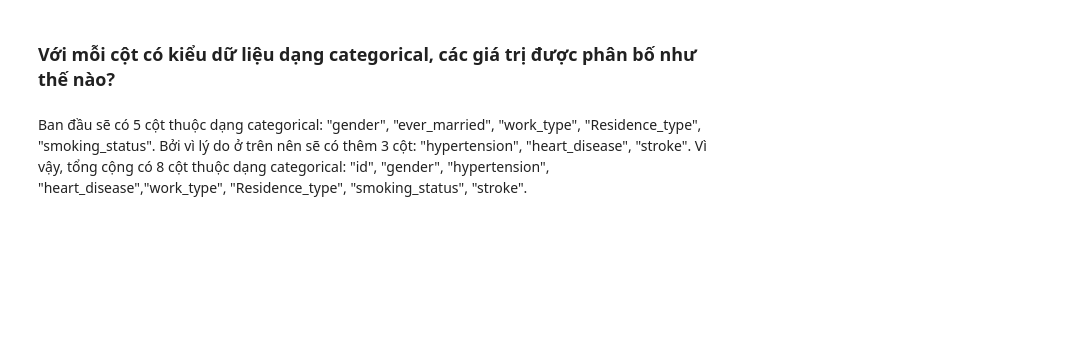
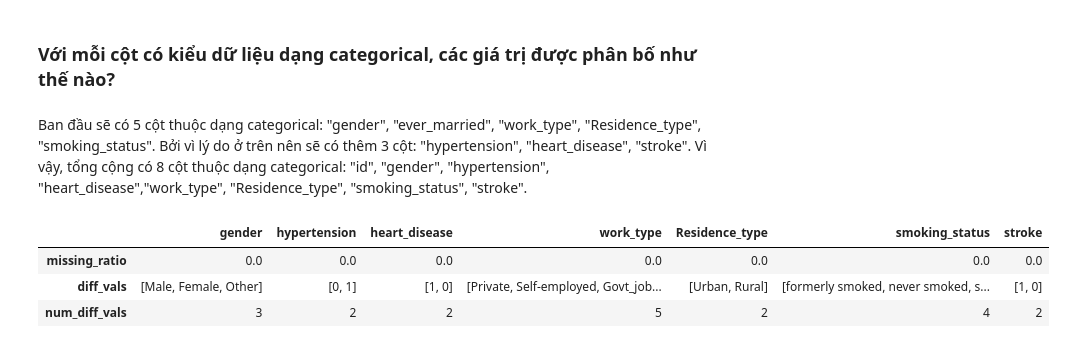
Before and after one commit to luthevy/LTKHDL_Final, a Jupyter notebook: vỹ.ipynb, the cells around one changed output. Cells and saved outputs as stored; diff of their text form; code cells hidden in the pictures; blank space fills up the shorter version.

```diff
--- a/vỹ.ipynb
+++ b/vỹ.ipynb
@@ -267,5 +285,11 @@ def unique_non_null(s):
 # %%
 cate_col_profiles_df = hcs_df[["gender", "hypertension", "heart_disease","work_type",
                                "Residence_type", "smoking_status", "stroke"]]
 cate_col_profiles_df = cate_col_profiles_df.agg([missing_ratio, unique_non_null, pd.Series.nunique])
 cate_col_profiles_df = cate_col_profiles_df.rename(index={'unique_non_null': 'diff_vals', 'nunique': 'num_diff_vals'})
+cate_col_profiles_df
+# %% [output]
+|  | gender | hypertension | heart_disease | work_type | Residence_type | smoking_status | stroke |
+| missing_ratio | 0.0 | 0.0 | 0.0 | 0.0 | 0.0 | 0.0 | 0.0 |
+| diff_vals | [Male, Female, Other] | [0, 1] | [1, 0] | [Private, Self-employed, Govt_job... | [Urban, Rural] | [formerly smoked, never smoked, s... | [1, 0] |
+| num_diff_vals | 3 | 2 | 2 | 5 | 2 | 4 | 2 |
```
Also changed, not shown: parts of 20 cells of this notebook.
